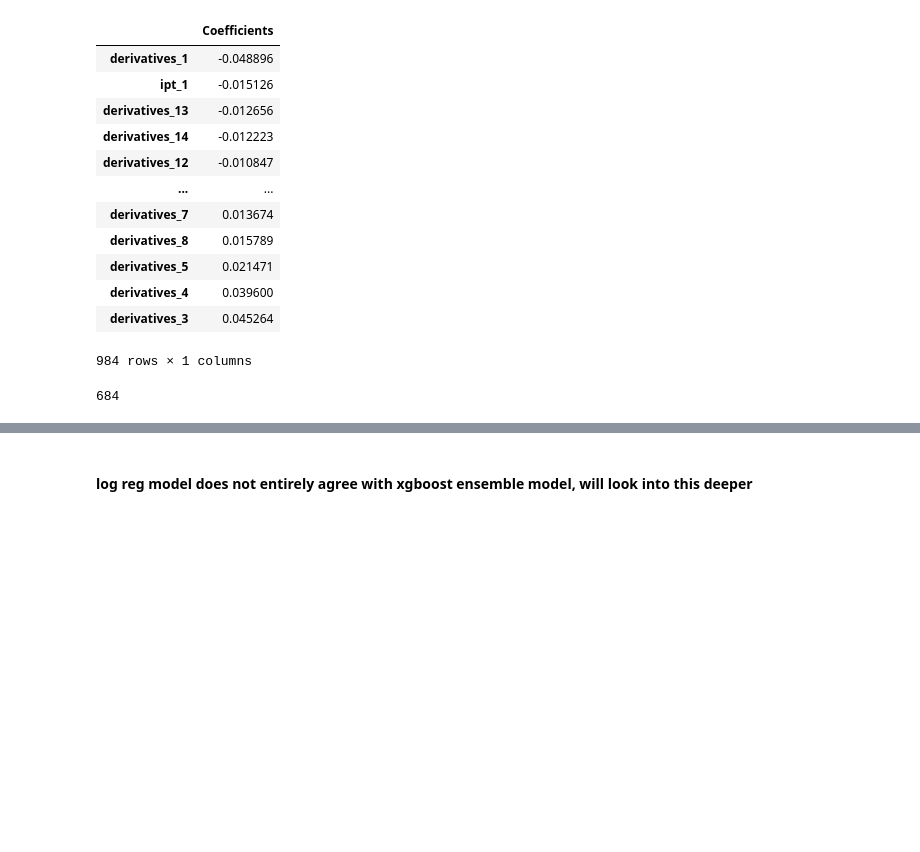
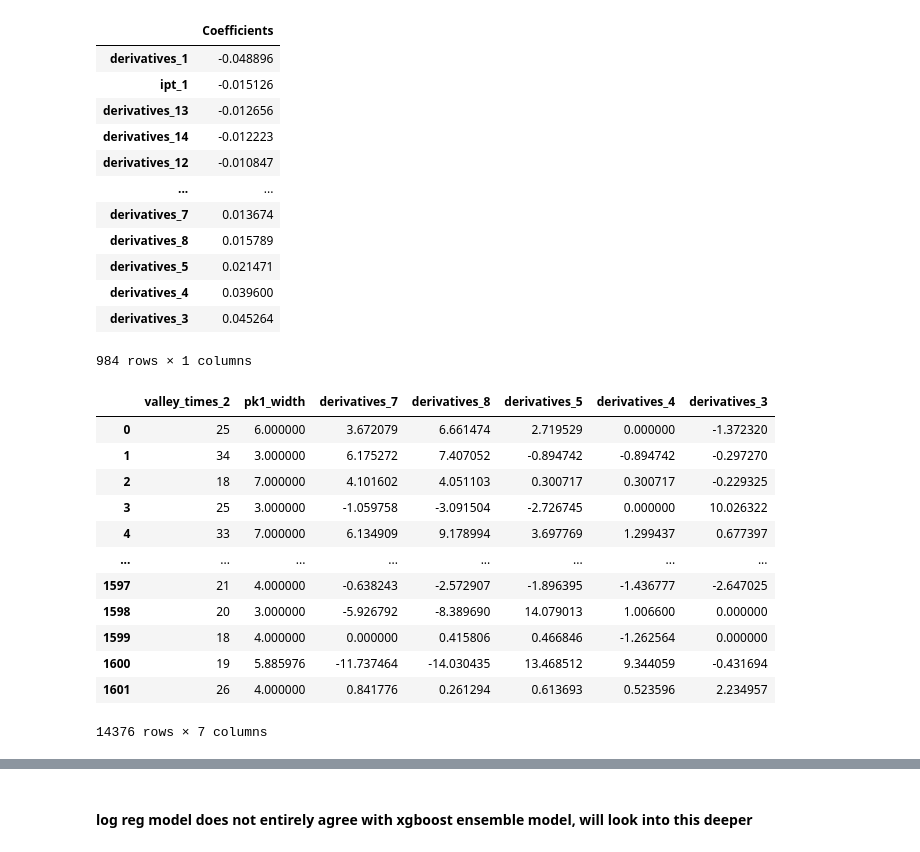
Before and after one commit to apple-soda/xgboost-nfkb-features, a Jupyter notebook: notebooks/3.ipynb, the cells around one changed output, grey strips where cells are left out. Cells and saved outputs as stored; diff of their text form; code cells hidden in the pictures; blank space fills up the shorter version.

```diff
--- a/notebooks/3.ipynb
+++ b/notebooks/3.ipynb
@@ -133,4 +133,16 @@ test = sorted_CpG_coefficients.iloc[:, 0]
-# %%
-sorted_CpG_coefficients.index.get_loc('integrals_pos_11')
-# %% [output]
-684
+# %%
+cleaned_data[most_important_features.index]
+# %% [output]
+|  | valley_times_2 | pk1_width | derivatives_7 | derivatives_8 | derivatives_5 | derivatives_4 | derivatives_3 |
+| 0 | 25 | 6.000000 | 3.672079 | 6.661474 | 2.719529 | 0.000000 | -1.372320 |
+| 1 | 34 | 3.000000 | 6.175272 | 7.407052 | -0.894742 | -0.894742 | -0.297270 |
+| 2 | 18 | 7.000000 | 4.101602 | 4.051103 | 0.300717 | 0.300717 | -0.229325 |
+| 3 | 25 | 3.000000 | -1.059758 | -3.091504 | -2.726745 | 0.000000 | 10.026322 |
+| 4 | 33 | 7.000000 | 6.134909 | 9.178994 | 3.697769 | 1.299437 | 0.677397 |
+| ... | ... | ... | ... | ... | ... | ... | ... |
+| 1597 | 21 | 4.000000 | -0.638243 | -2.572907 | -1.896395 | -1.436777 | -2.647025 |
+| 1598 | 20 | 3.000000 | -5.926792 | -8.389690 | 14.079013 | 1.006600 | 0.000000 |
+| 1599 | 18 | 4.000000 | 0.000000 | 0.415806 | 0.466846 | -1.262564 | 0.000000 |
+| 1600 | 19 | 5.885976 | -11.737464 | -14.030435 | 13.468512 | 9.344059 | -0.431694 |
+| 1601 | 26 | 4.000000 | 0.841776 | 0.261294 | 0.613693 | 0.523596 | 2.234957 |
+14376 rows × 7 columns
```
Also changed, not shown: parts of 39 cells of this notebook.
